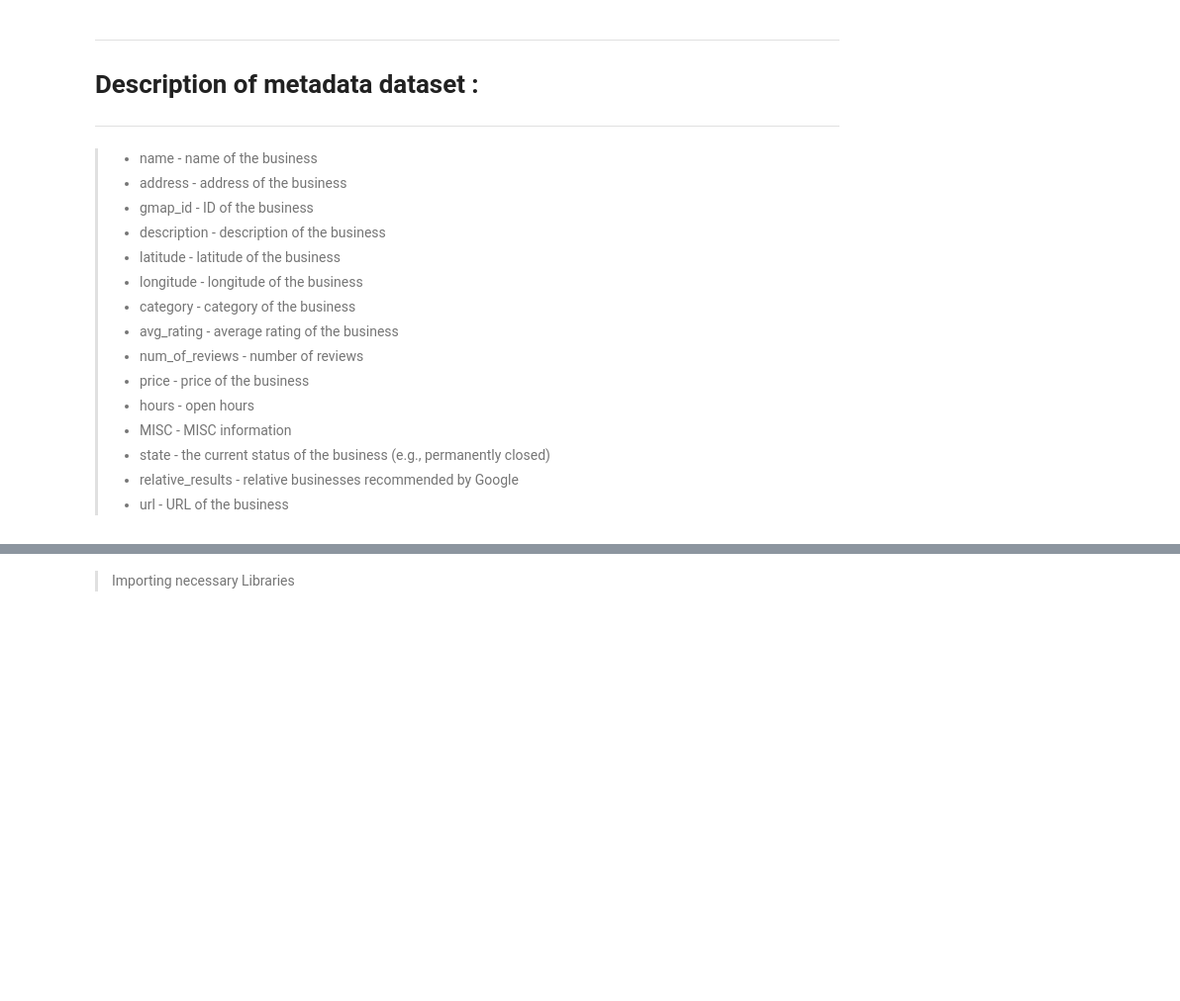
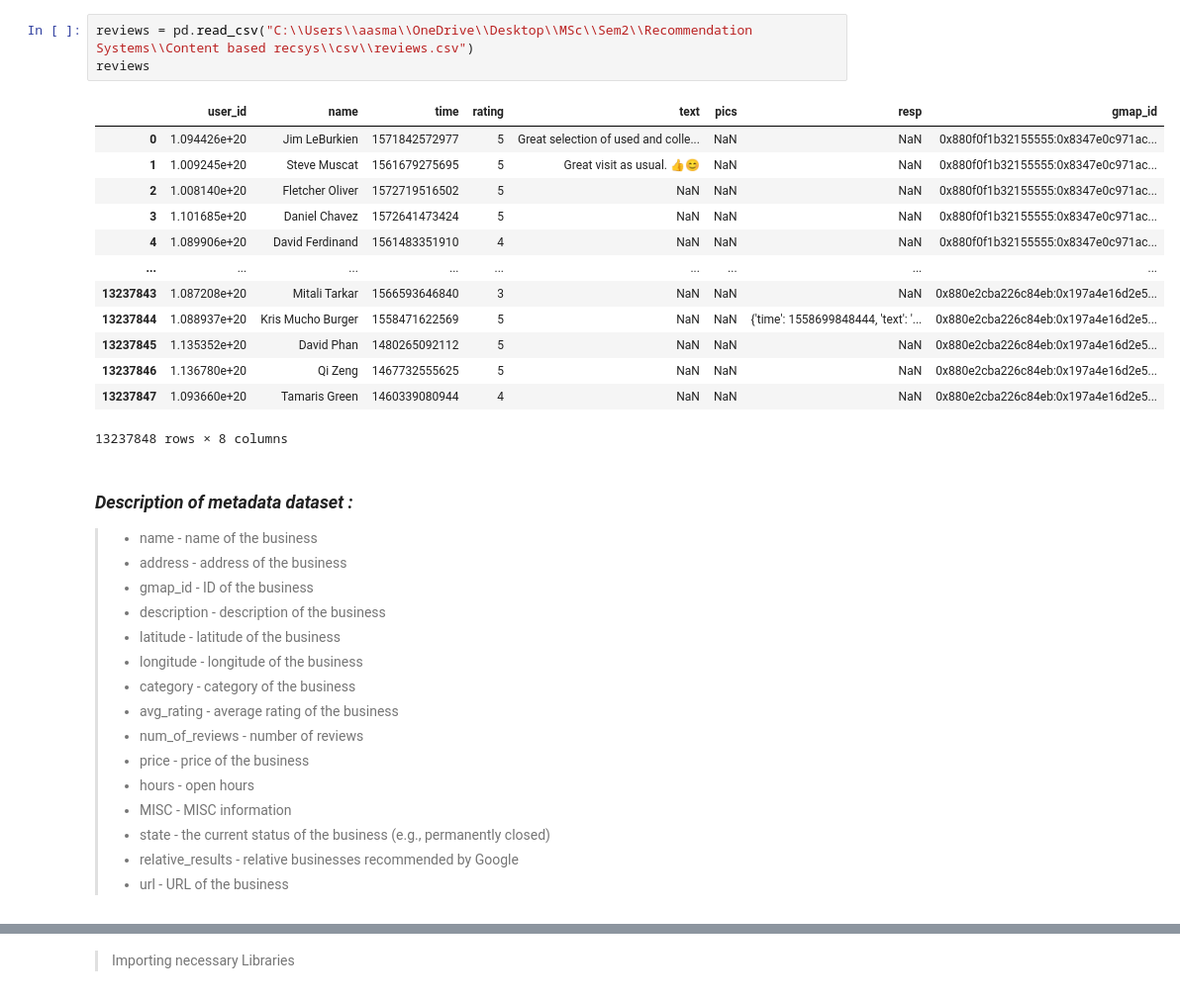
Before and after one commit to preyali/IT492_Pheonix_1, a Jupyter notebook: EDA_FeatureExtraction.ipynb, the cells around one changed output, grey strips where cells are left out. Shown: that part at 99% size. Cells and saved outputs as stored; diff of their text form; blank space fills up the shorter version.

```diff
--- a/EDA_FeatureExtraction.ipynb
+++ b/EDA_FeatureExtraction.ipynb
@@ -40,10 +42,27 @@ reviews
 | 13237846 | 1.136780e+20 | Qi Zeng | 1467732555625 | 5 | None | None | None | 0x880e2cba226c84eb:0x197a4e16d2e5... |
 | 13237847 | 1.093660e+20 | Tamaris Green | 1460339080944 | 4 | None | None | None | 0x880e2cba226c84eb:0x197a4e16d2e5... |
 13237848 rows × 8 columns
+# %%
+reviews = pd.read_csv("C:\\Users\\aasma\\OneDrive\\Desktop\\MSc\\Sem2\\Recommendation Systems\\Content based recsys\\csv\\reviews.csv")
+reviews
+# %% [output]
+|  | user_id | name | time | rating | text | pics | resp | gmap_id |
+| 0 | 1.094426e+20 | Jim LeBurkien | 1571842572977 | 5 | Great selection of used and colle... | NaN | NaN | 0x880f0f1b32155555:0x8347e0c971ac... |
+| 1 | 1.009245e+20 | Steve Muscat | 1561679275695 | 5 | Great visit as usual. 👍😊 | NaN | NaN | 0x880f0f1b32155555:0x8347e0c971ac... |
+| 2 | 1.008140e+20 | Fletcher Oliver | 1572719516502 | 5 | NaN | NaN | NaN | 0x880f0f1b32155555:0x8347e0c971ac... |
+| 3 | 1.101685e+20 | Daniel Chavez | 1572641473424 | 5 | NaN | NaN | NaN | 0x880f0f1b32155555:0x8347e0c971ac... |
+| 4 | 1.089906e+20 | David Ferdinand | 1561483351910 | 4 | NaN | NaN | NaN | 0x880f0f1b32155555:0x8347e0c971ac... |
+| ... | ... | ... | ... | ... | ... | ... | ... | ... |
+| 13237843 | 1.087208e+20 | Mitali Tarkar | 1566593646840 | 3 | NaN | NaN | NaN | 0x880e2cba226c84eb:0x197a4e16d2e5... |
+| 13237844 | 1.088937e+20 | Kris Mucho Burger | 1558471622569 | 5 | NaN | NaN | {'time': 1558699848444, 'text': '... | 0x880e2cba226c84eb:0x197a4e16d2e5... |
+| 13237845 | 1.135352e+20 | David Phan | 1480265092112 | 5 | NaN | NaN | NaN | 0x880e2cba226c84eb:0x197a4e16d2e5... |
+| 13237846 | 1.136780e+20 | Qi Zeng | 1467732555625 | 5 | NaN | NaN | NaN | 0x880e2cba226c84eb:0x197a4e16d2e5... |
+| 13237847 | 1.093660e+20 | Tamaris Green | 1460339080944 | 4 | NaN | NaN | NaN | 0x880e2cba226c84eb:0x197a4e16d2e5... |
+13237848 rows × 8 columns
 # %% [markdown]
----
-# Description of metadata dataset :
----
+
+### *Description of metadata dataset :*
+
 >* name - name of the business
 >* address - address of the business
 >* gmap_id - ID of the business
```
Also changed, not shown: parts of 33 cells of this notebook.
